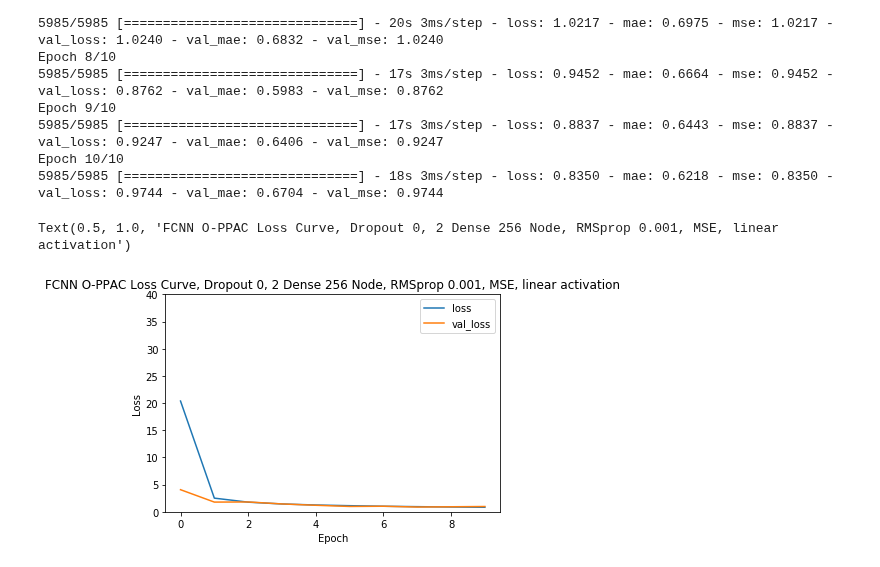
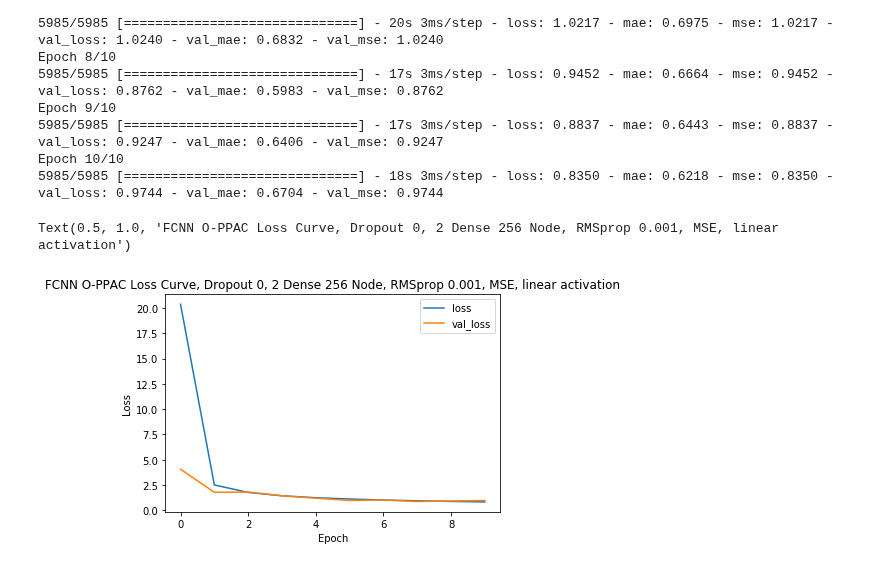
Before and after one commit to krober4771/O-PPAC-REU-2020, a Jupyter notebook: O-PPAC first neural network.ipynb, the cells around one changed output. Saved outputs shown, nothing was run; the diff lists cells and outputs as text; code cells hidden in the pictures.

```diff
--- a/O-PPAC first neural network.ipynb
+++ b/O-PPAC first neural network.ipynb
@@ -159,14 +159,14 @@ Epoch 10/10
 # %%
 plt.plot(FCNN_history.history['loss'], label='loss')
 plt.plot(FCNN_history.history['val_loss'], label = 'val_loss')
 plt.xlabel('Epoch')
 plt.ylabel('Loss')
-plt.ylim([0, 40])
+#plt.ylim([0, 40])
 plt.legend(loc='upper right')
 plt.title("FCNN O-PPAC Loss Curve, Dropout 0, 2 Dense 256 Node, RMSprop 0.001, MSE, linear activation")
 # %% [output]
 Text(0.5, 1.0, 'FCNN O-PPAC Loss Curve, Dropout 0, 2 Dense 256 Node, RMSprop 0.001, MSE, linear activation')
-[figure, old version]
+[figure, new version]
 # %%
 result = FCNN_model.evaluate(test_data, test_labels, verbose=2)
 # %% [output]
```
Also changed, not shown: parts of 7 cells of this notebook.
